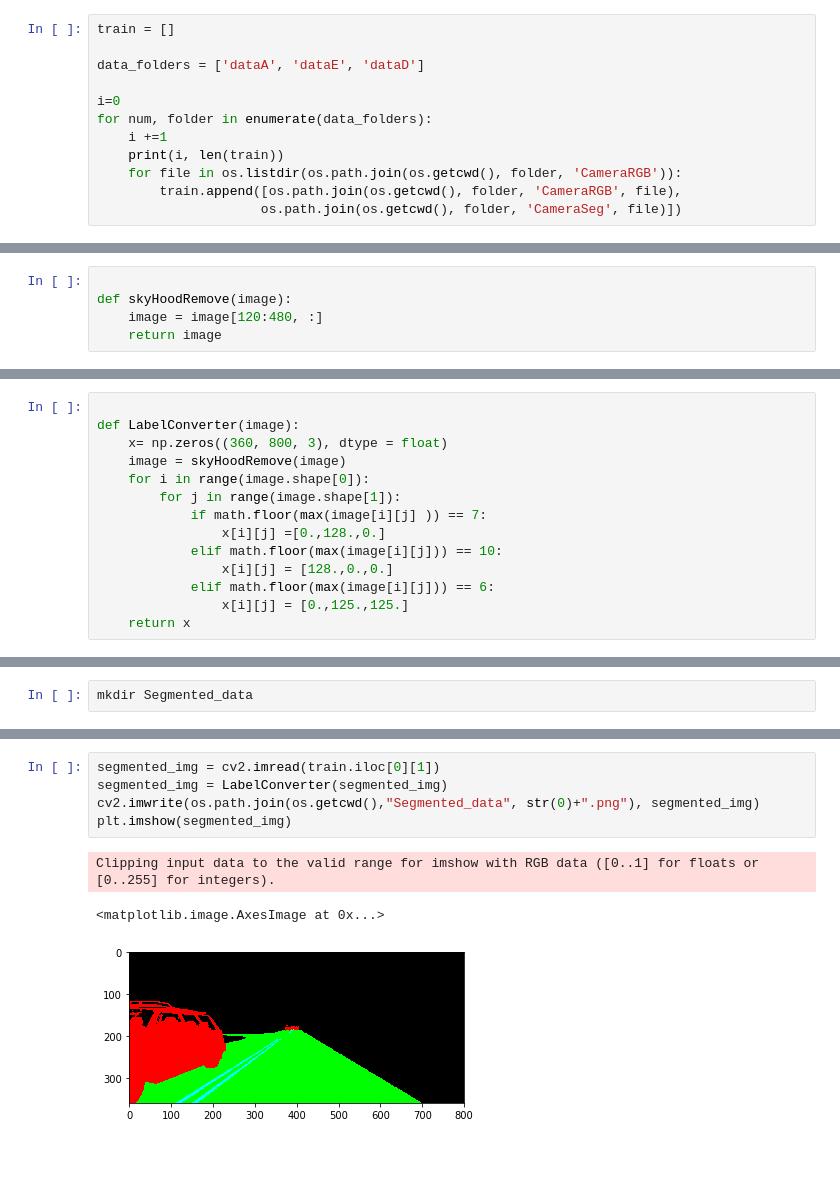
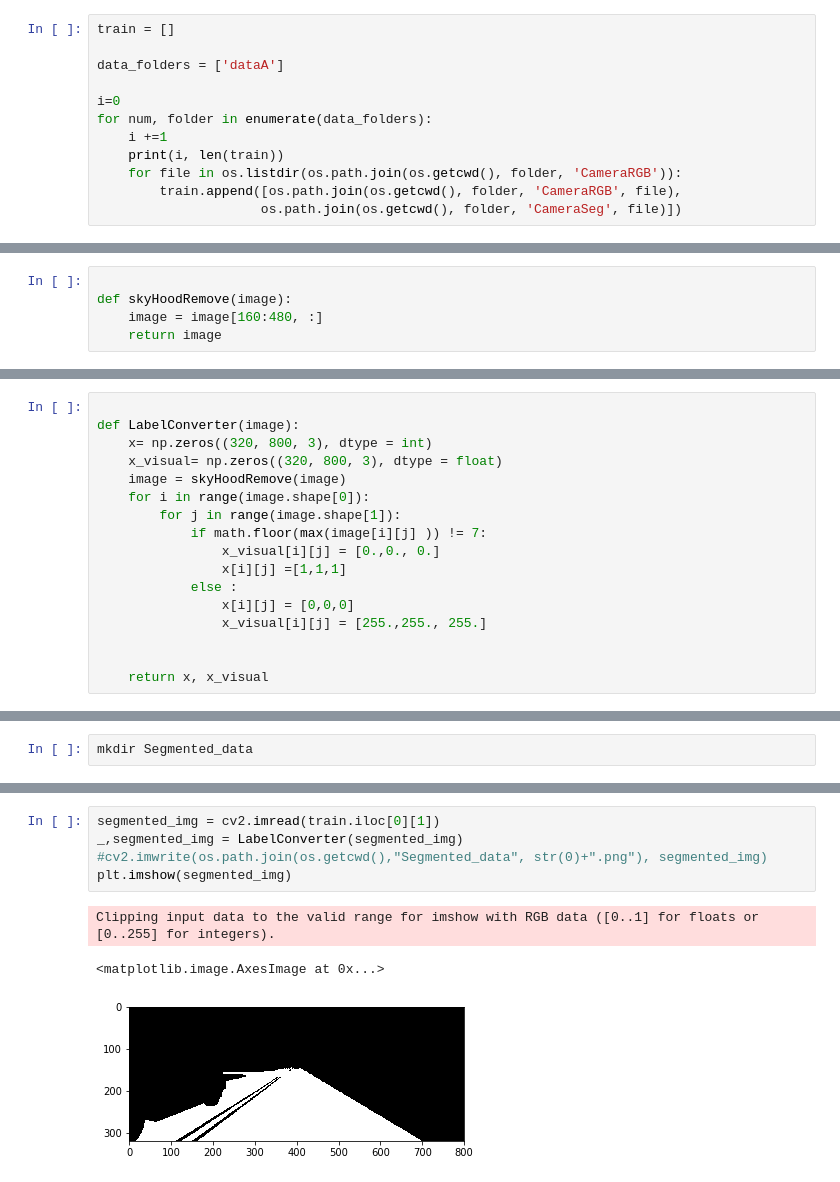
Before and after one commit to tgmtejas/Lane_detection, a Jupyter notebook: Data Processing/Lane_DataProcessing.ipynb, the cells around one changed output, grey strips where cells are left out. Cells and saved outputs as stored; diff of their text form; blank space fills up the shorter version.

```diff
--- a/Data Processing/Lane_DataProcessing.ipynb
+++ b/Data Processing/Lane_DataProcessing.ipynb
@@ -27,7 +29,7 @@ C:\Penn State\Projects\Lane Detection\Dataset
 # %%
 train = []
 
-data_folders = ['dataA', 'dataE', 'dataD']
+data_folders = ['dataA']
 
 i=0
 for num, folder in enumerate(data_folders):
@@ -74,5 +80,5 @@ C:\Penn State\Projects\Lane Detection\Dataset\dataD\CameraRGB\F64-16.png
 # %%
 
 def skyHoodRemove(image):
-    image = image[120:480, :]
+    image = image[160:480, :]
     return image
@@ -85,17 +118,20 @@ Carla semantic Segmentation:
 # %%
 
 def LabelConverter(image):
-    x= np.zeros((360, 800, 3), dtype = float)
+    x= np.zeros((320, 800, 3), dtype = int)
+    x_visual= np.zeros((320, 800, 3), dtype = float)
     image = skyHoodRemove(image)
     for i in range(image.shape[0]):
         for j in range(image.shape[1]):
-            if math.floor(max(image[i][j] )) == 7:
-                x[i][j] =[0.,128.,0.]
-            elif math.floor(max(image[i][j])) == 10:
-                x[i][j] = [128.,0.,0.]
-            elif math.floor(max(image[i][j])) == 6:
-                x[i][j] = [0.,125.,125.]
-    return x
+            if math.floor(max(image[i][j] )) != 7:
+                x_visual[i][j] = [0.,0., 0.]
+                x[i][j] =[1,1,1]
+            else :
+                x[i][j] = [0,0,0]
+                x_visual[i][j] = [255.,255., 255.]
+
+
+    return x, x_visual
 # %% [markdown]
 # Data Visualisation
 # %%
@@ -191,13 +226,13 @@ def Seg_Processing(train):
         cv2.imwrite(os.path.join(os.getcwd(),"Segmented_data", str(i)+".png"), segmented_img)
 # %%
 segmented_img = cv2.imread(train.iloc[0][1])
-segmented_img = LabelConverter(segmented_img)
-cv2.imwrite(os.path.join(os.getcwd(),"Segmented_data", str(0)+".png"), segmented_img)
+_,segmented_img = LabelConverter(segmented_img)
+#cv2.imwrite(os.path.join(os.getcwd(),"Segmented_data", str(0)+".png"), segmented_img)
 plt.imshow(segmented_img)
 # %% [output]
 Clipping input data to the valid range for imshow with RGB data ([0..1] for floats or [0..255] for integers).
 <matplotlib.image.AxesImage at 0x...>
-[figure, old version]
+[figure, new version]
 # %%
 %%time
 Seg_train= Seg_Processing(train)
```
Also changed, not shown: parts of 19 cells of this notebook, 4 other files.
